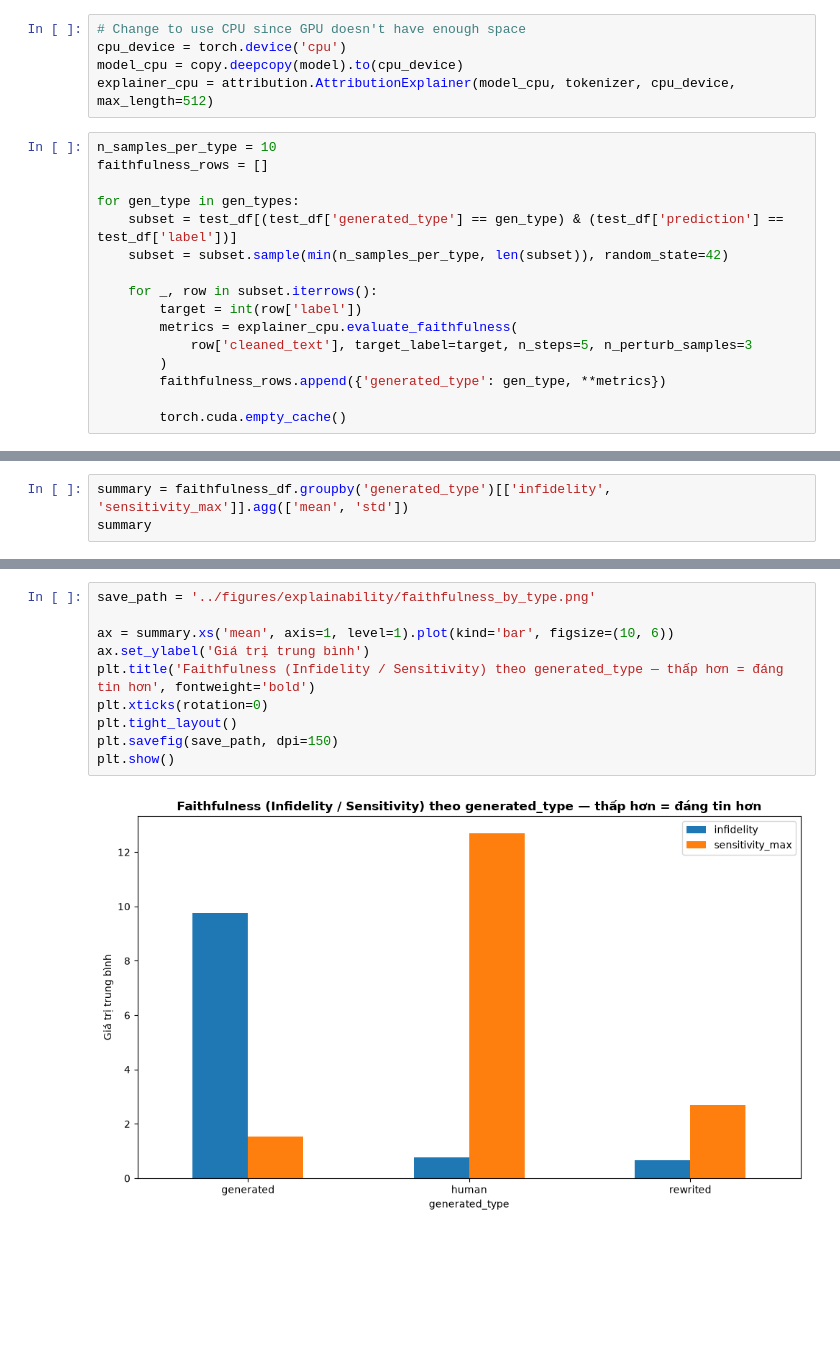
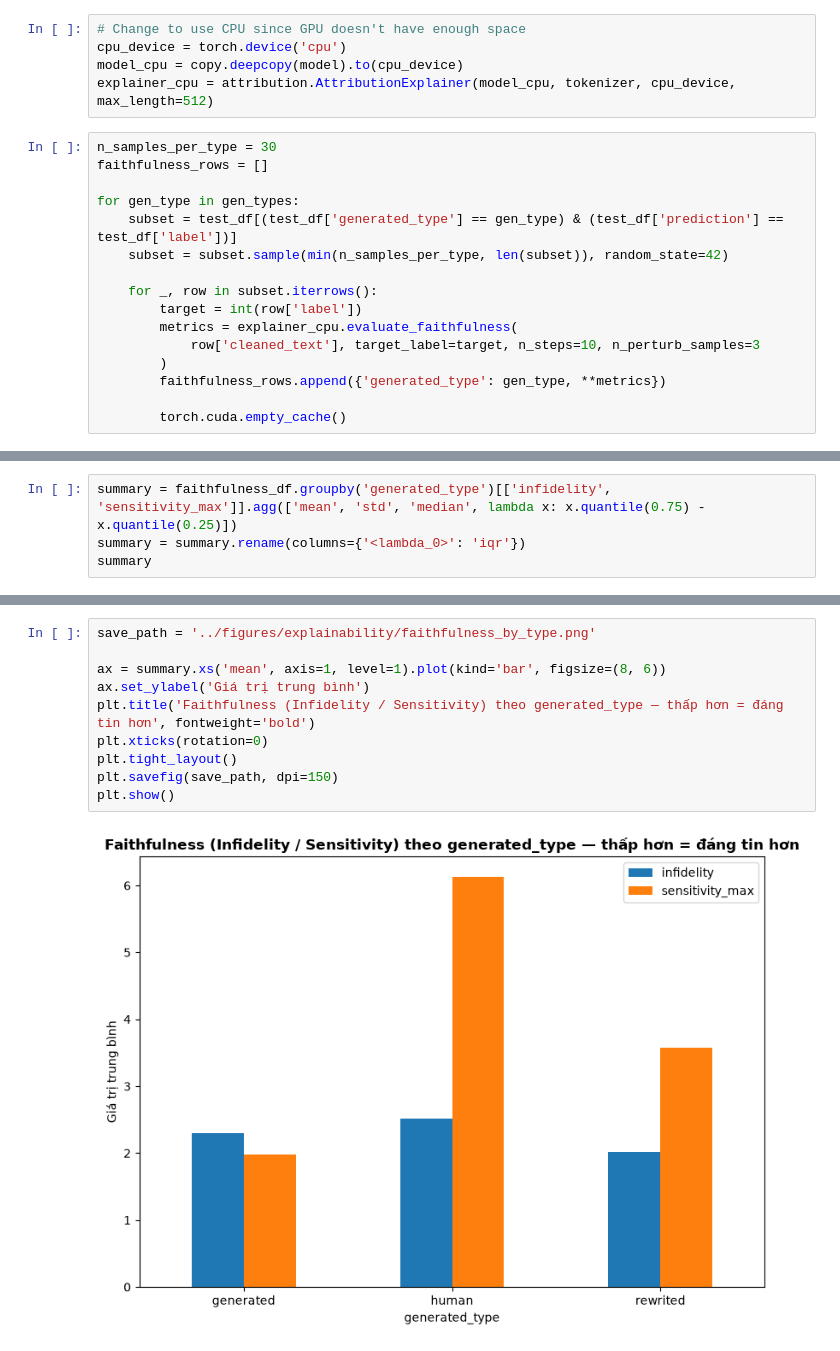
Before and after one commit to deckardLong/ai-content-detection, a Jupyter notebook: notebooks/05_explainability.ipynb, the cells around one changed output, grey strips where cells are left out. Drawn from its saved outputs; the diff is of its cells as text; blank space fills up the shorter version.

Commit message:
Increase n_steps & n_samples camptum

```diff
--- a/notebooks/05_explainability.ipynb
+++ b/notebooks/05_explainability.ipynb
@@ -131,7 +131,7 @@ cpu_device = torch.device('cpu')
 model_cpu = copy.deepcopy(model).to(cpu_device)
 explainer_cpu = attribution.AttributionExplainer(model_cpu, tokenizer, cpu_device, max_length=512)
 # %%
-n_samples_per_type = 10
+n_samples_per_type = 30
 faithfulness_rows = []
 
 for gen_type in gen_types:
@@ -141,7 +141,7 @@ for gen_type in gen_types:
     for _, row in subset.iterrows():
         target = int(row['label'])
         metrics = explainer_cpu.evaluate_faithfulness(
-            row['cleaned_text'], target_label=target, n_steps=5, n_perturb_samples=3
+            row['cleaned_text'], target_label=target, n_steps=10, n_perturb_samples=3
         )
         faithfulness_rows.append({'generated_type': gen_type, **metrics})
 
@@ -159,4 +159,5 @@ faithfulness_df.head()
 # %%
-summary = faithfulness_df.groupby('generated_type')[['infidelity', 'sensitivity_max']].agg(['mean', 'std'])
+summary = faithfulness_df.groupby('generated_type')[['infidelity', 'sensitivity_max']].agg(['mean', 'std', 'median', lambda x: x.quantile(0.75) - x.quantile(0.25)])
+summary = summary.rename(columns={'<lambda_0>': 'iqr'})
 summary
 # %% [output]
@@ -169,12 +170,12 @@ summary
 # %%
 save_path = '../figures/explainability/faithfulness_by_type.png'
 
-ax = summary.xs('mean', axis=1, level=1).plot(kind='bar', figsize=(10, 6))
+ax = summary.xs('mean', axis=1, level=1).plot(kind='bar', figsize=(8, 6))
 ax.set_ylabel('Giá trị trung bình')
 plt.title('Faithfulness (Infidelity / Sensitivity) theo generated_type — thấp hơn = đáng tin hơn', fontweight='bold')
 plt.xticks(rotation=0)
 plt.tight_layout()
 plt.savefig(save_path, dpi=150)
 plt.show()
 # %% [output]
-[figure, old version]
+[figure, new version]
```
Also changed, not shown: parts of 2 cells of this notebook, 1 other file.
